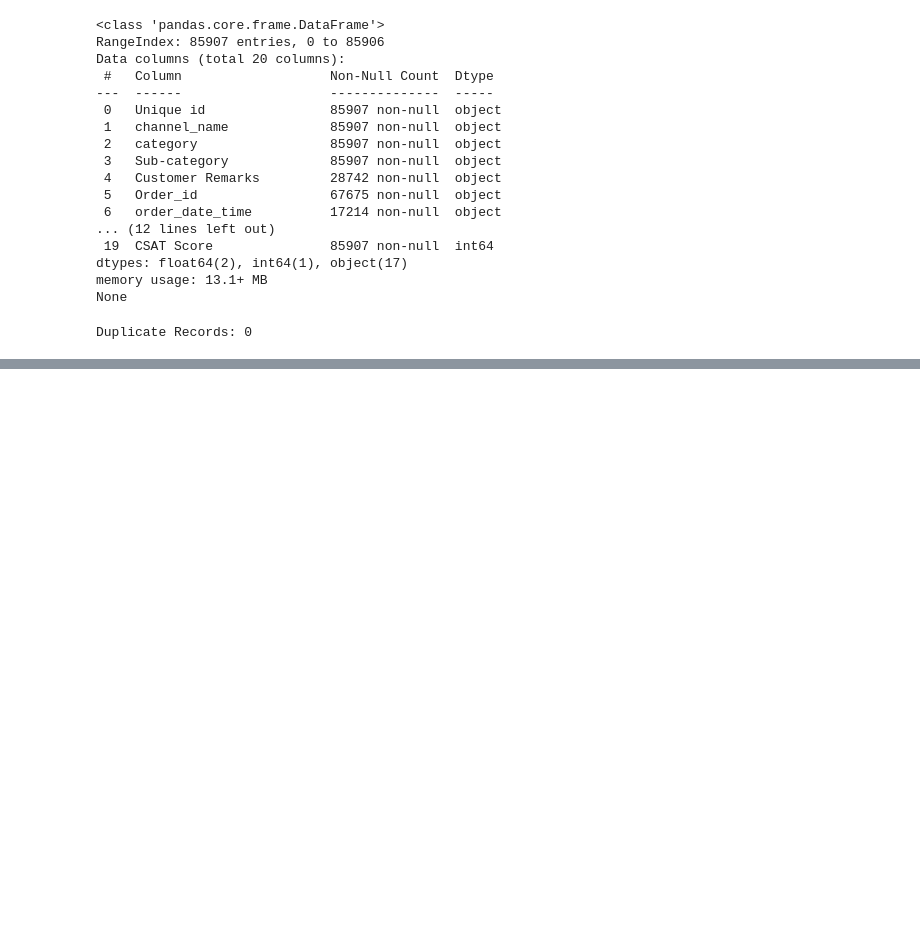
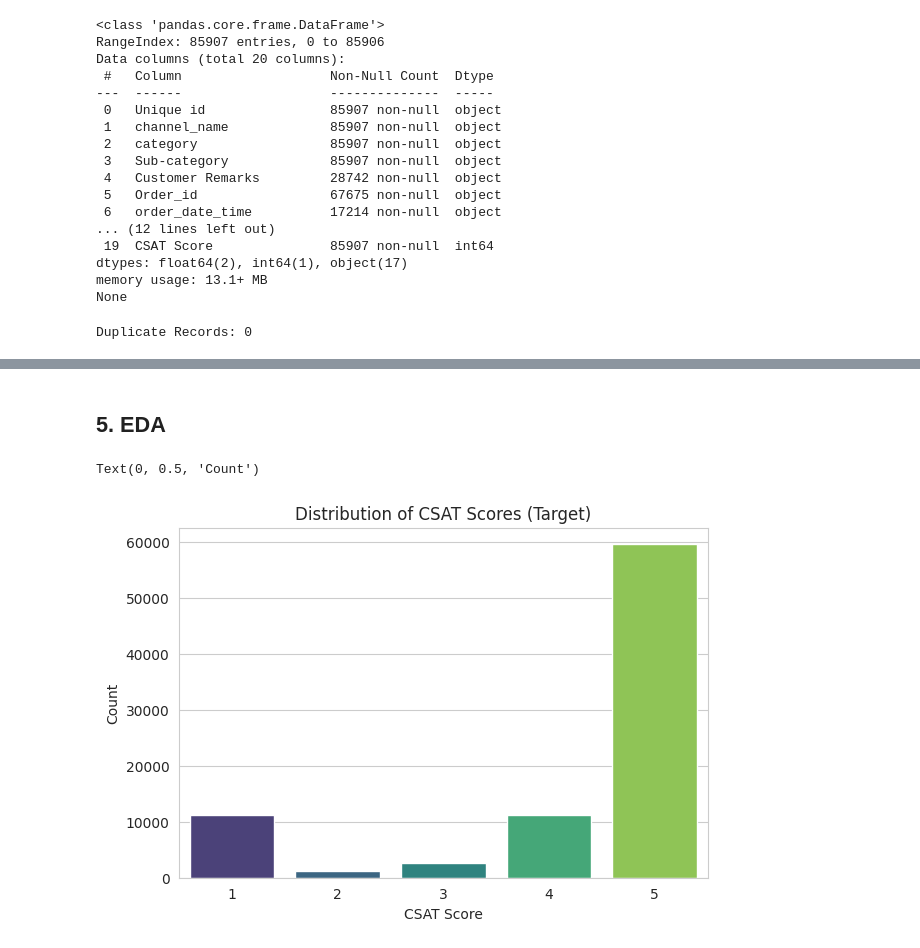
Before and after one commit to gajanan-nawle/Flipkart-CSAT-GenAI-Azure, a Jupyter notebook: Capstone_Project_Machine_Learning_&_GenAI_with_Microsoft_Azure.ipynb, the cells around one changed output, grey strips where cells are left out. Cells and saved outputs as stored; diff of their text form; code cells hidden in the pictures; blank space fills up the shorter version.

Commit message:
Completed EDA: Visualized CSAT distribution and identified outliers

```diff
--- a/Capstone_Project_Machine_Learning_&_GenAI_with_Microsoft_Azure.ipynb
+++ b/Capstone_Project_Machine_Learning_&_GenAI_with_Microsoft_Azure.ipynb
@@ -82,0 +122,31 @@ print(df['CSAT Score'].value_counts(normalize=True) * 100)
+# %%
+# 1. Convert Date Columns to Datetime Objects
+# Note the exact column names: 'order_date_time', 'Issue_reported at', etc.
+date_cols = ['order_date_time', 'Issue_reported at', 'issue_responded', 'Survey_response_Date']
+
+for col in date_cols:
+    # errors='coerce' will handle any weird date formats without crashing
+    df[col] = pd.to_datetime(df[col], errors='coerce')
+
+# 2. Handle Missing Values
+# Impute 'Item_price' with Median (Note the underscore in 'Item_price')
+if 'Item_price' in df.columns:
+    price_median = df['Item_price'].median()
+    df['Item_price'].fillna(price_median, inplace=True)
+
+# Impute 'Agent Shift' with Mode
+if 'Agent Shift' in df.columns:
+    shift_mode = df['Agent Shift'].mode()[0]
+    df['Agent Shift'].fillna(shift_mode, inplace=True)
+
+# Fill missing 'Customer Remarks'
+if 'Customer Remarks' in df.columns:
+    df['Customer Remarks'].fillna("No Remarks", inplace=True)
+
+# Drop rows where 'CSAT Score' is missing
+df.dropna(subset=['CSAT Score'], inplace=True)
+
+# 3. Verification
+print("✅ Dates converted and missing values handled.")
+print("\nMissing Values Count After Cleaning:")
+print(df.isnull().sum())
@@ -82,0 +171,16 @@ print(df['CSAT Score'].value_counts(normalize=True) * 100)
+# %% [markdown]
+## **5. EDA**
+# %%
+# EXPLORATORY DATA ANALYSIS (EDA)
+
+plt.figure(figsize=(15, 10))
+
+# 1. Target Variable Distribution (CSAT Score)
+plt.subplot(2, 2, 1)
+sns.countplot(x='CSAT Score', data=df, palette='viridis')
+plt.title('Distribution of CSAT Scores (Target)')
+plt.xlabel('CSAT Score')
+plt.ylabel('Count')
+# %% [output]
+Text(0, 0.5, 'Count')
+[figure, added]
```
Also changed, not shown: parts of 12 cells of this notebook.
